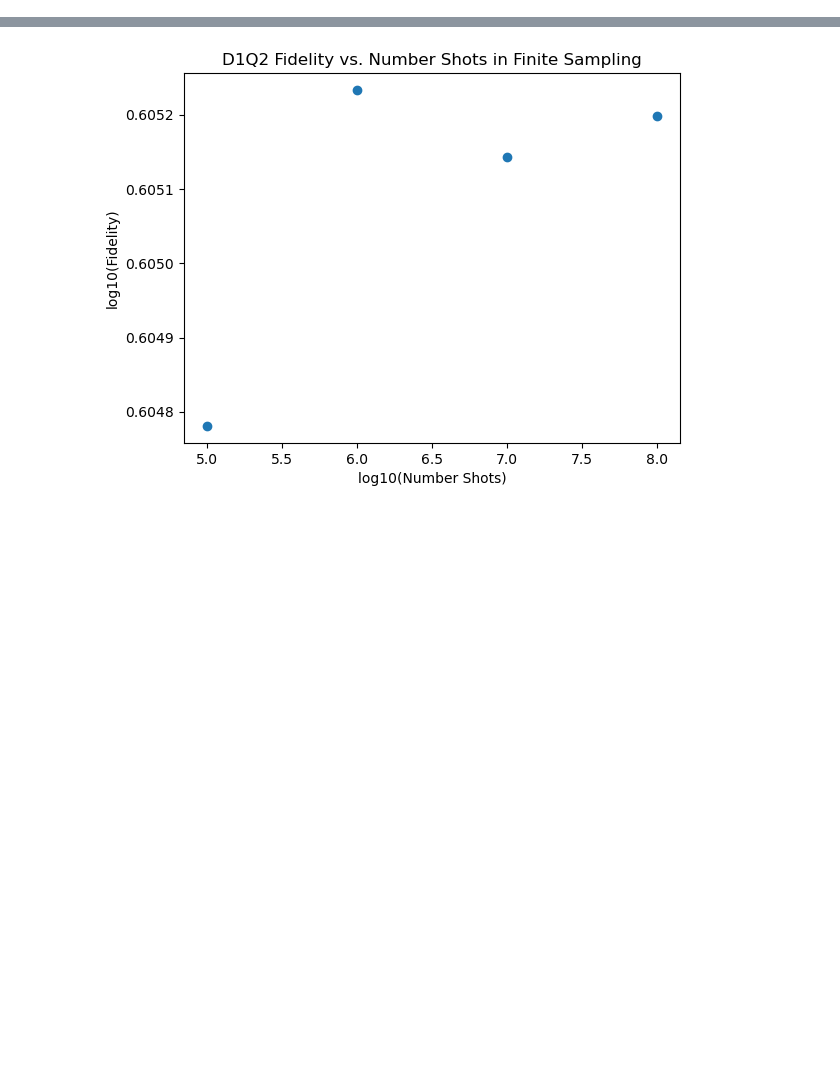
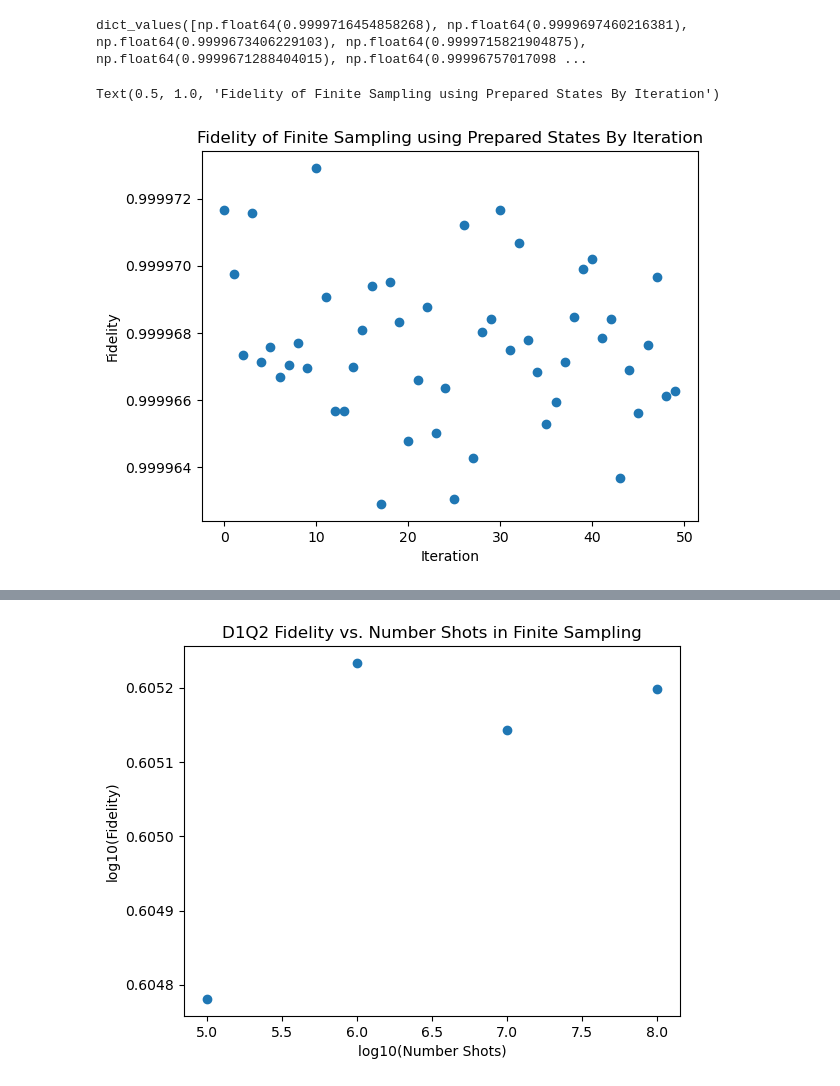
Before and after one commit to comp-physics/QLBM-frugal, a Jupyter notebook: advectionDiffusion/data/D1Q2ErrorAnalysis.ipynb, the cells around one changed output, grey strips where cells are left out. Drawn from its saved outputs; the diff is of its cells as text; code cells hidden in the pictures; blank space fills up the shorter version.

```diff
--- a/advectionDiffusion/data/D1Q2ErrorAnalysis.ipynb
+++ b/advectionDiffusion/data/D1Q2ErrorAnalysis.ipynb
@@ -18,35 +18,48 @@ nrm = 0.8185352771872451 # sorry for the hard coding
 def graph(counts_sv, sv, M):
 
     plt.xlabel("Lattice Site")
     plt.ylabel("Concentration")
     plt.title(f"Concentration at Lattice Sites at t = {i}")
 
     plt.plot(list(range(0,M,1)), 2**(1)*nrm*np.array(counts_sv)[:M:], label='Finite Sampling')
 
     plt.plot(list(range(0,M,1)), 2**(1)*nrm*np.array(sv)[:M:], label="State vector")
 
     plt.legend()
     plt.show()
 
 fidelity_arr = {}
 
 for i in list(counts_all.keys()):
     counts = counts_all[i]
 
     if len(list(counts.values())) != pow(2, 8):
         counts = correct_counts(counts, 8)
 
     counts_sv = counts_to_statevector(counts)
     expected_sv = sv_all[i]
 
-    fid = state_fidelity(counts_sv, expected_sv)
+    counts_abs = np.abs(np.array(counts_sv))
+    expected_abs = np.abs(np.array(expected_sv))
+
+    fid = counts_abs.dot(expected_abs)
+    # print(fid)
+
+    # fid = state_fidelity(counts_sv, expected_sv)
 
     fidelity_arr[i] = fid
+print(fidelity_arr.values())
 
-plt.plot(list(range(50)), list(fidelity_arr.values()))
+fig, ax = plt.subplots()
+ax.scatter(list(range(50)), list(fidelity_arr.values()))
+ax.ticklabel_format(useOffset=False)
 plt.xlabel("Iteration")
 plt.ylabel("Fidelity")
 plt.title(f"Fidelity of Finite Sampling using Prepared States By Iteration")
+# %% [output]
+dict_values([np.float64(0.9999716454858268), np.float64(0.9999697460216381), np.float64(0.9999673406229103), np.float64(0.9999715821904875), np.float64(0.9999671288404015), np.float64(0.99996757017098 ...
+Text(0.5, 1.0, 'Fidelity of Finite Sampling using Prepared States By Iteration')
+[figure, added]
 # %%
 with open('d1q2_fidelity_per_iteration.pkl', 'wb') as f:
     pkl.dump(fidelity_arr, f)
```
Also changed, not shown: parts of 3 cells of this notebook, 5 other files.
